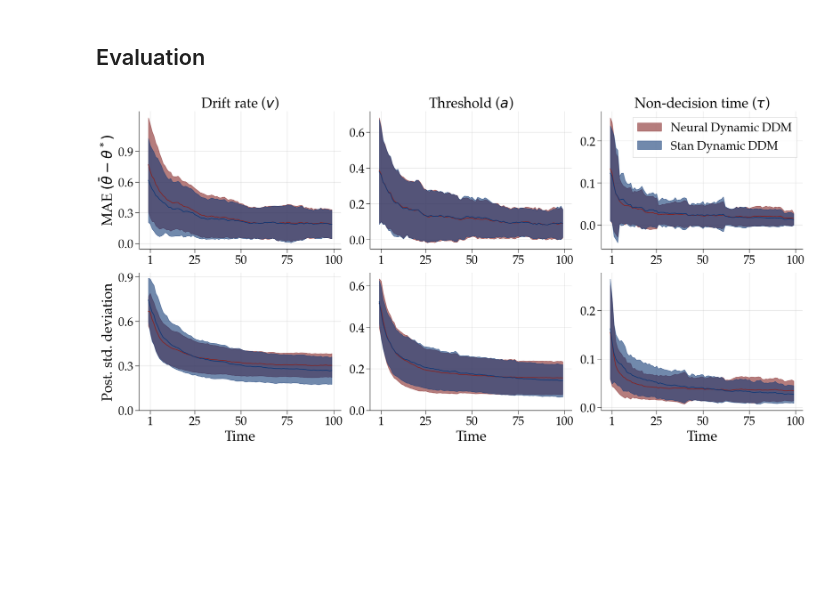
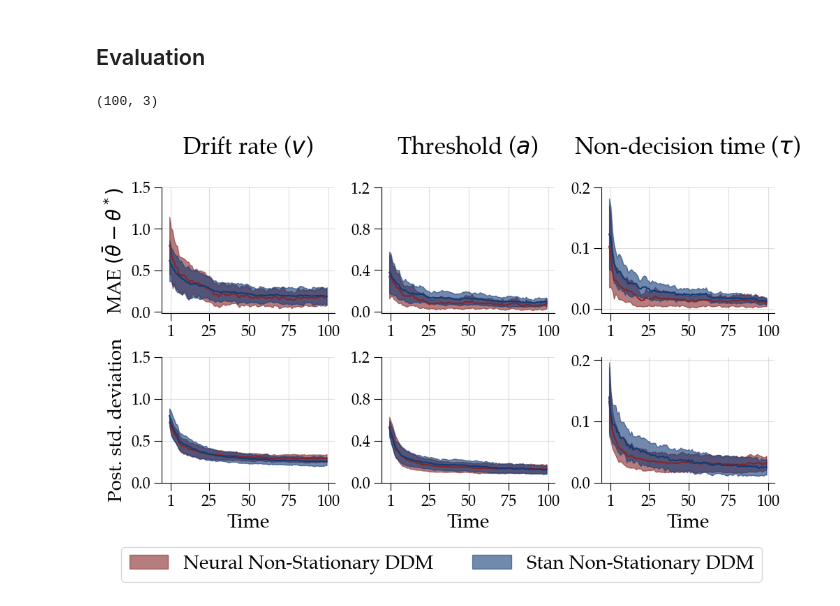
Before and after one commit to bayesflow-org/Neural-Superstatistics, a Jupyter notebook: applications/stan_comparison/notebooks/stan_benchmark.ipynb, the cells around one changed output. Drawn from its saved outputs; the diff is of its cells as text; code cells hidden in the pictures; blank space fills up the shorter version.

```diff
--- a/applications/stan_comparison/notebooks/stan_benchmark.ipynb
+++ b/applications/stan_comparison/notebooks/stan_benchmark.ipynb
@@ -28,8 +29,9 @@ ALPHA = 0.6
 PARAMETER_LABELS = ['Drift rate', 'Threshold', 'Non-decision time']
 PARAMETER_NAMES = [r'$v$', r'$a$', r'$\tau$']
 
-FONT_SIZE_1 = 28
-FONT_SIZE_2 = 24
+FONT_SIZE_1 = 24
+FONT_SIZE_2 = 20
+FONT_SIZE_3 = 16
 
 import matplotlib
 matplotlib.rcParams['font.sans-serif'] = "Palatino"
@@ -108,17 +110,21 @@ for i in range(N_SIM):
     neural_post_abs_error[i] = np.abs(neural_post_means[i] - true_param[i])
     stan_post_abs_error[i] = np.abs(stan_post_means[i] - true_param[i])
 # summarize absolute errors
-neural_post_abs_error_mean = neural_post_abs_error.mean(axis=0)
-neural_post_abs_error_std = neural_post_abs_error.std(axis=0)
+neural_post_abs_error_mean = np.median(neural_post_abs_error, axis=0)
+neural_post_abs_error_std = median_abs_deviation(neural_post_abs_error, axis=0)
 stan_post_abs_error_mean = stan_post_abs_error.mean(axis=0)
-stan_post_abs_error_std = stan_post_abs_error.std(axis=0)
+stan_post_abs_error_std = median_abs_deviation(stan_post_abs_error, axis=0)
 # get mean and std of posterior stds
-neural_post_std_means = neural_post_samples.std(axis=2).mean(axis=0)
-neural_post_std_stds = neural_post_samples.std(axis=2).std(axis=0)
-stan_post_std_means = stan_posteriors.std(axis=2).mean(axis=0)
-stan_post_std_stds = stan_posteriors.std(axis=2).std(axis=0)
+neural_post_std_means = np.median(neural_post_samples.std(axis=2), axis=0)
+neural_post_std_stds = median_abs_deviation(neural_post_samples.std(axis=2), axis=0)
+stan_post_std_means = np.median(stan_posteriors.std(axis=2), axis=0)
+stan_post_std_stds = median_abs_deviation(stan_posteriors.std(axis=2), axis=0)
+# %%
+neural_post_abs_error_std.shape
+# %% [output]
+(100, 3)
 # %%
-f, axarr = plt.subplots(2, 3, figsize=(20, 10))
+f, axarr = plt.subplots(2, 3, figsize=(10, 6))
 for i, ax in enumerate(axarr.flat):
     if i < 3:
         # plot neural results
@@ -127,7 +133,7 @@ for i, ax in enumerate(axarr.flat):
             np.arange(NUM_STEPS),
             neural_post_abs_error_mean[:, i] - neural_post_abs_error_std[:, i],
             neural_post_abs_error_mean[:, i] + neural_post_abs_error_std[:, i],
-            color=NEURAL_COLOR, alpha=ALPHA, label='Neural Dynamic DDM'
+            color=NEURAL_COLOR, alpha=ALPHA, label='Neural Non-Stationary DDM'
         )
         # plot dynamic stan
         ax.plot(np.arange(NUM_STEPS), stan_post_abs_error_mean[:, i], color=COMPARISON_COLOR)
@@ -135,53 +141,62 @@ for i, ax in enumerate(axarr.flat):
             np.arange(NUM_STEPS),
             stan_post_abs_error_mean[:, i] - stan_post_abs_error_std[:, i],
             stan_post_abs_error_mean[:, i] + stan_post_abs_error_std[:, i],
-            color=COMPARISON_COLOR, alpha=ALPHA, label='Stan Dynamic DDM'
+            color=COMPARISON_COLOR, alpha=ALPHA, label='Stan Non-Stationary DDM'
         )
         # set titles and labels
         ax.set_title(
-            PARAMETER_LABELS[i] + ' ({})'.format(PARAMETER_NAMES[i]), fontsize=FONT_SIZE_1)
+            PARAMETER_LABELS[i] + ' ({})'.format(PARAMETER_NAMES[i]) + "\n", fontsize=FONT_SIZE_1)
         if i == 0:
-            ax.set_ylabel(r'MAE $(\bar{\theta} - \theta^*)$', fontsize=FONT_SIZE_1)
-        if i == 2:
-            ax.legend(fontsize=FONT_SIZE_2, loc='best', fancybox=False, shadow=False)
+            ax.set_ylabel(r'MAE $(\bar{\theta} - \theta^*)$', fontsize=FONT_SIZE_2)
+        # if i == 2:
+        #     ax.legend(fontsize=FONT_SIZE_2, loc='best', fancybox=False, shadow=False)
 
     else:
         # plot neural results
         ax.plot(np.arange(NUM_STEPS), neural_post_std_means[:, i-3], color=NEURAL_COLOR)
         ax.fill_between(
             np.arange(NUM_STEPS),
             neural_post_std_means[:, i-3] - neural_post_std_stds[:, i-3],
             neural_post_std_means[:, i-3] + neural_post_std_stds[:, i-3],
-            color=NEURAL_COLOR, alpha=ALPHA, label='Neural Dynamic DM'
+            color=NEURAL_COLOR, alpha=ALPHA, label='Neural Non-Stationary DM'
         )
         # plot dynamic stan
         ax.plot(np.arange(NUM_STEPS), stan_post_std_means[:, i-3], color=COMPARISON_COLOR)
         ax.fill_between(
             np.arange(NUM_STEPS),
             stan_post_std_means[:, i-3] - stan_post_std_stds[:, i-3],
             stan_post_std_means[:, i-3] + stan_post_std_stds[:, i-3],
-            color=COMPARISON_COLOR, alpha=ALPHA, label='Stan Dynamic DM'
+            color=COMPARISON_COLOR, alpha=ALPHA, label='Stan Non-Stationary DM'
         )
 
-        ax.set_xlabel('Time', fontsize=FONT_SIZE_1)
+        ax.set_xlabel('Time', fontsize=FONT_SIZE_2)
         if i == 3:
-            ax.set_ylabel('Post. std. deviation', fontsize=FONT_SIZE_1)
+            ax.set_ylabel('Post. std. deviation', fontsize=FONT_SIZE_2)
 
     if i == 0 or i == 3:
-        ax.set_yticks([0.0, 0.3, 0.6, 0.9])
+        ax.set_yticks([0.0, 0.5, 1.0, 1.5])
     elif i == 1 or i == 4:
-        ax.set_yticks([0.0, 0.2, 0.4, 0.6])
+        ax.set_yticks([0.0, 0.4, 0.8, 1.2])
     else:
         ax.set_yticks([0.0, 0.1, 0.2])
 
+    if i == 0:
+        f.subplots_adjust(hspace=0.5)
+        f.legend(
+            bbox_to_anchor=(0.5, -0.05),
+            fontsize=FONT_SIZE_2,
+            loc="center",
+            ncol=3
+            )
+
     ax.set_xticks([1, 25, 50, 75, 100])
-    ax.tick_params(axis='both', which='major', labelsize=FONT_SIZE_2, length=8)
+    ax.tick_params(axis='both', which='major', labelsize=FONT_SIZE_3, length=8)
 
     ax.set_axisbelow(True)
     ax.grid(alpha=0.4)
 
 sns.despine()
 plt.tight_layout()
-plt.savefig('../plots/stan_benchmark.png', dpi=300)
+plt.savefig('../plots/stan_benchmark.png', dpi=300, bbox_inches='tight')
 # %% [output]
-[figure, old version]
+[figure, new version]
```
Also changed, not shown: parts of 2 cells of this notebook, 13 other files.
